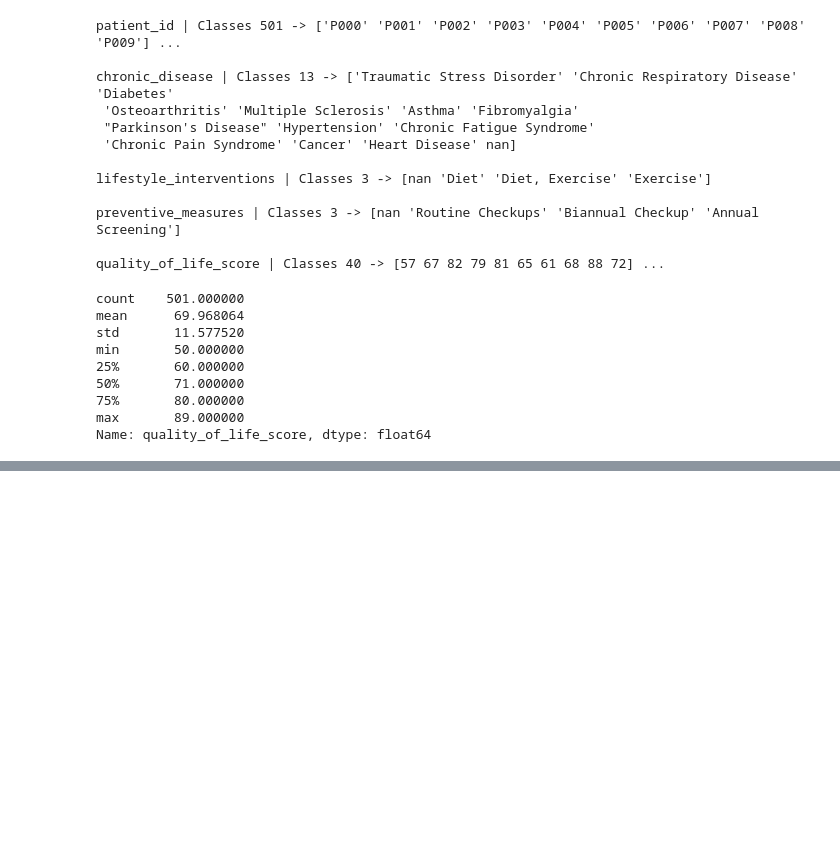
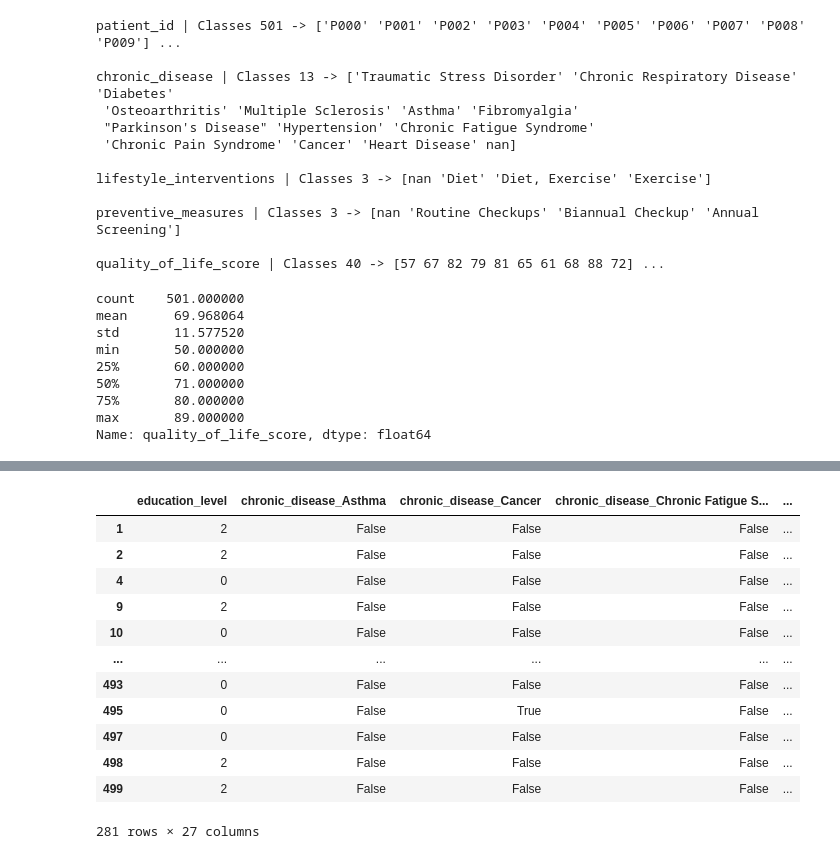
Before and after one commit to kevinmaiden7/ML_Health_Lifestyle, a Jupyter notebook: datasets_eda.ipynb, the cells around one changed output, grey strips where cells are left out. Cells and saved outputs as stored; diff of their text form; code cells hidden in the pictures; blank space fills up the shorter version.

```diff
--- a/datasets_eda.ipynb
+++ b/datasets_eda.ipynb
@@ -350,0 +434,19 @@ df_chronic_disease[interest_columns_df_chronic_disease]
+# %%
+df_ch_disease_corr = pd.get_dummies(df_ch_disease_corr, prefix=nominal_variables_ch_disase, columns=nominal_variables_ch_disase)
+quality_of_life_score_column = df_ch_disease_corr.pop("quality_of_life_score")
+df_ch_disease_corr.insert(df_ch_disease_corr.shape[1], "quality_of_life_score", quality_of_life_score_column)
+df_ch_disease_corr
+# %% [output]
+|  | education_level | chronic_disease_Asthma | chronic_disease_Cancer | chronic_disease_Chronic Fatigue S... | ... |
+| 1 | 2 | False | False | False | ... |
+| 2 | 2 | False | False | False | ... |
+| 4 | 0 | False | False | False | ... |
+| 9 | 2 | False | False | False | ... |
+| 10 | 0 | False | False | False | ... |
+| ... | ... | ... | ... | ... | ... |
+| 493 | 0 | False | False | False | ... |
+| 495 | 0 | False | True | False | ... |
+| 497 | 0 | False | False | False | ... |
+| 498 | 2 | False | False | False | ... |
+| 499 | 2 | False | False | False | ... |
+281 rows × 27 columns
```
Also changed, not shown: parts of 17 cells of this notebook.
